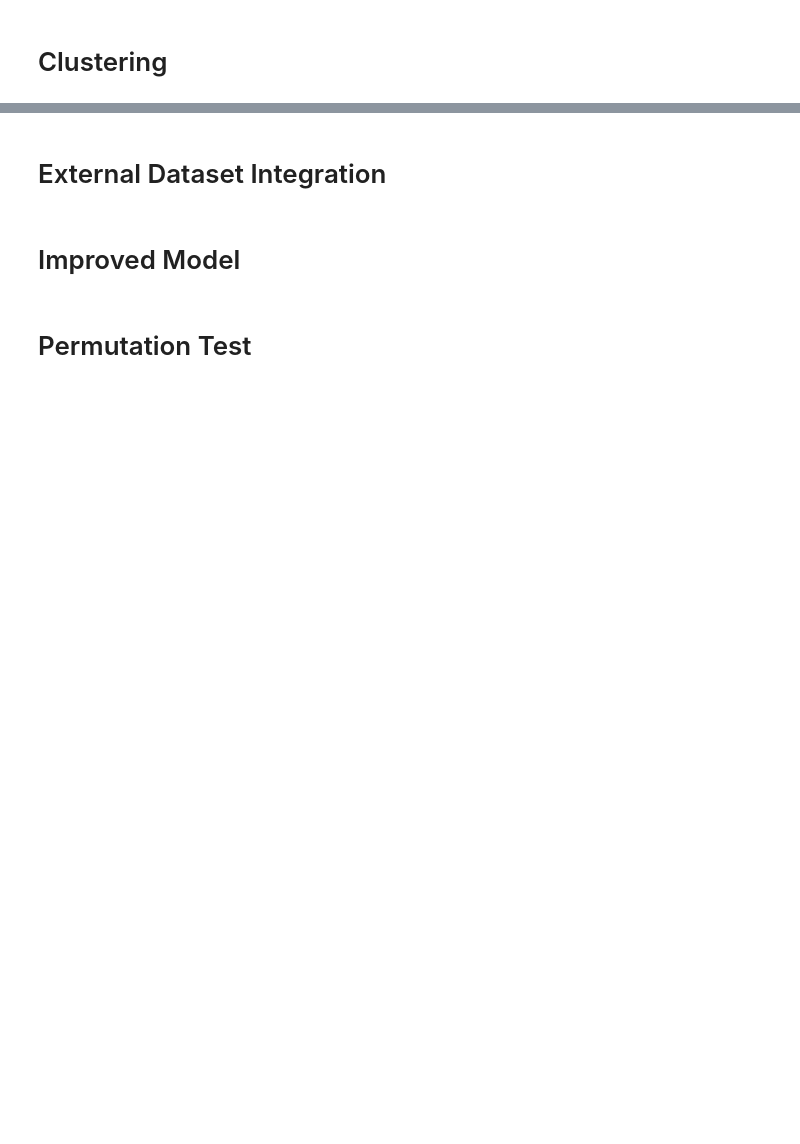
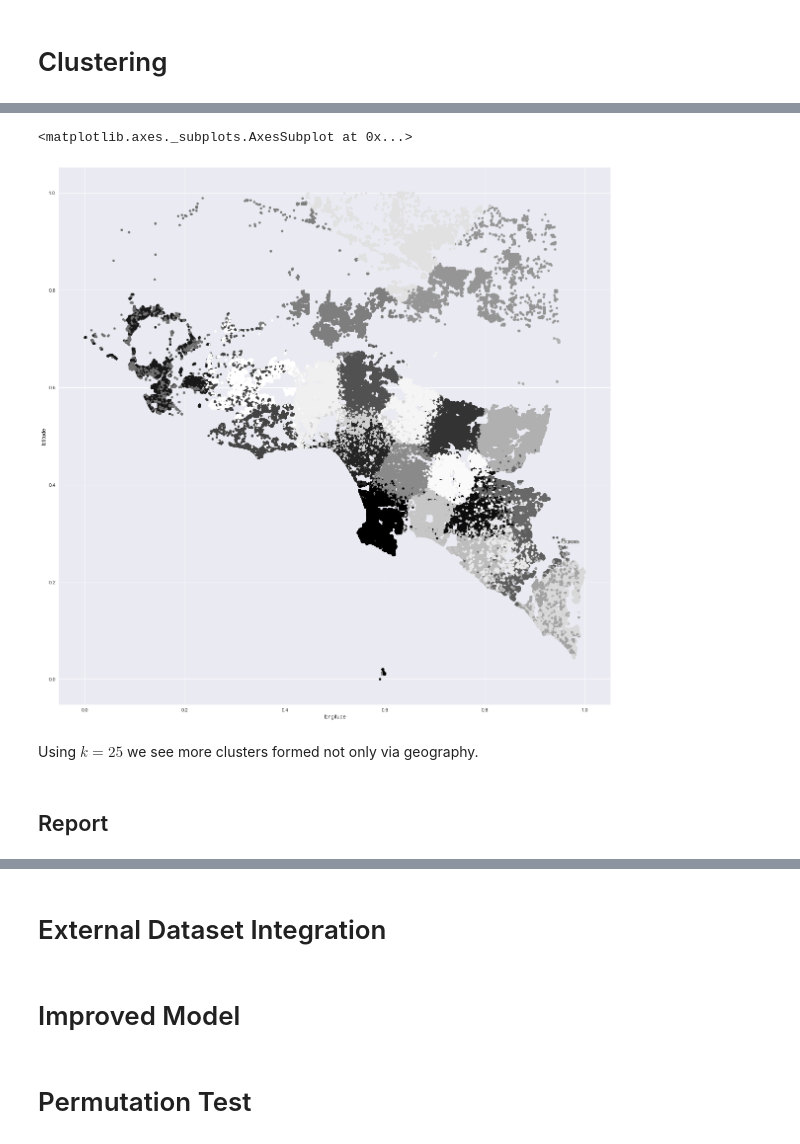
Before and after one commit to moduIo/Data-Science, a Jupyter notebook: HW3/HW3.ipynb, the cells around one changed output, grey strips where cells are left out. Cells and saved outputs as stored; diff of their text form; code cells hidden in the pictures; blank space fills up the shorter version.

```diff
--- a/HW3/HW3.ipynb
+++ b/HW3/HW3.ipynb
@@ -405,0 +424,10 @@ Unfortunately the dataset is far too large to plot fully, so we will have to hav
+# %%
+results = pd.DataFrame(data=labels, columns=['cluster'], index=distance_features.index)
+locations.plot(kind='scatter', x='longitude', y='latitude', c=results['cluster'])
+# %% [output]
+<matplotlib.axes._subplots.AxesSubplot at 0x...>
+[figure, added]
+# %% [markdown]
+Using $k=25$ we see more clusters formed not only via geography.
+# %% [markdown]
+## Report
```
Also changed, not shown: parts of 44 cells of this notebook.
